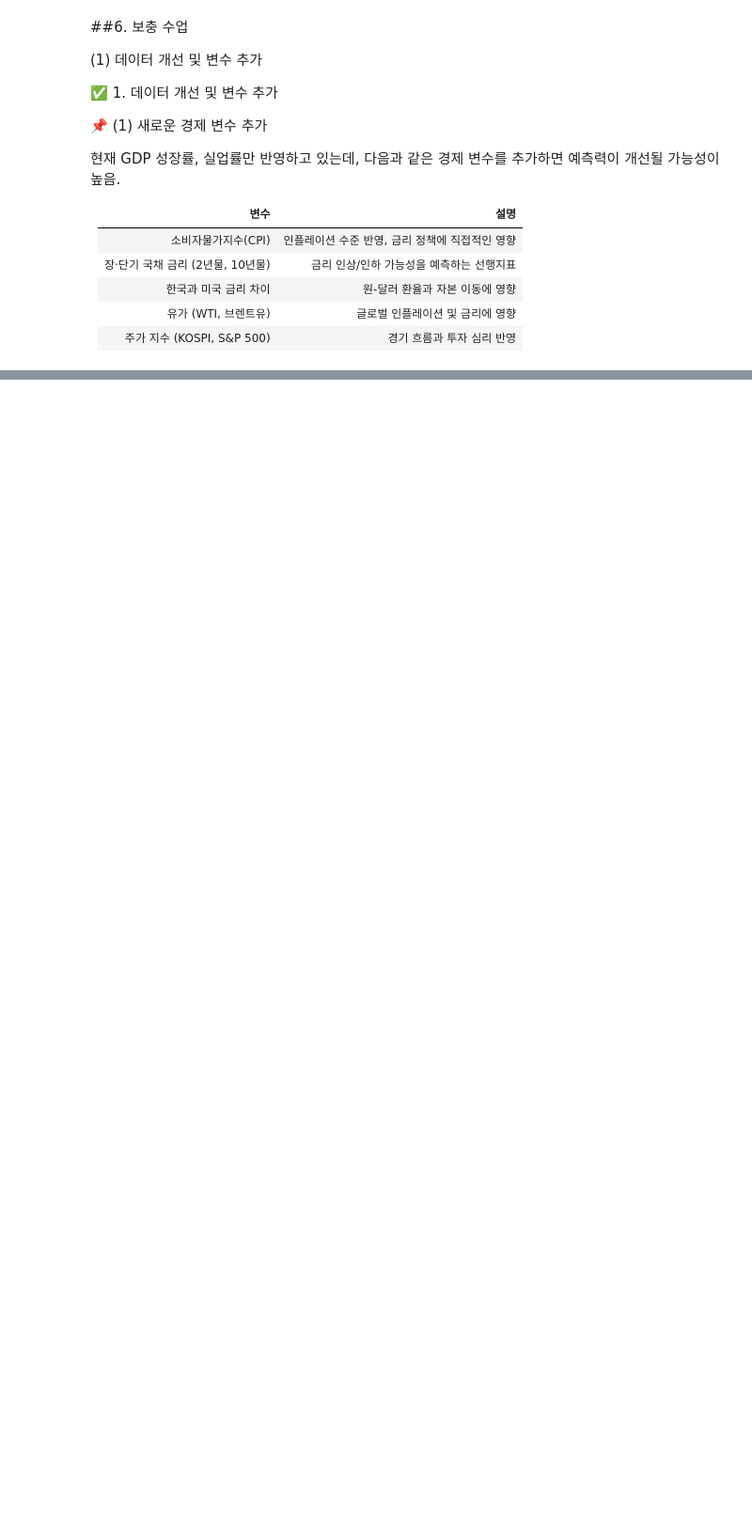
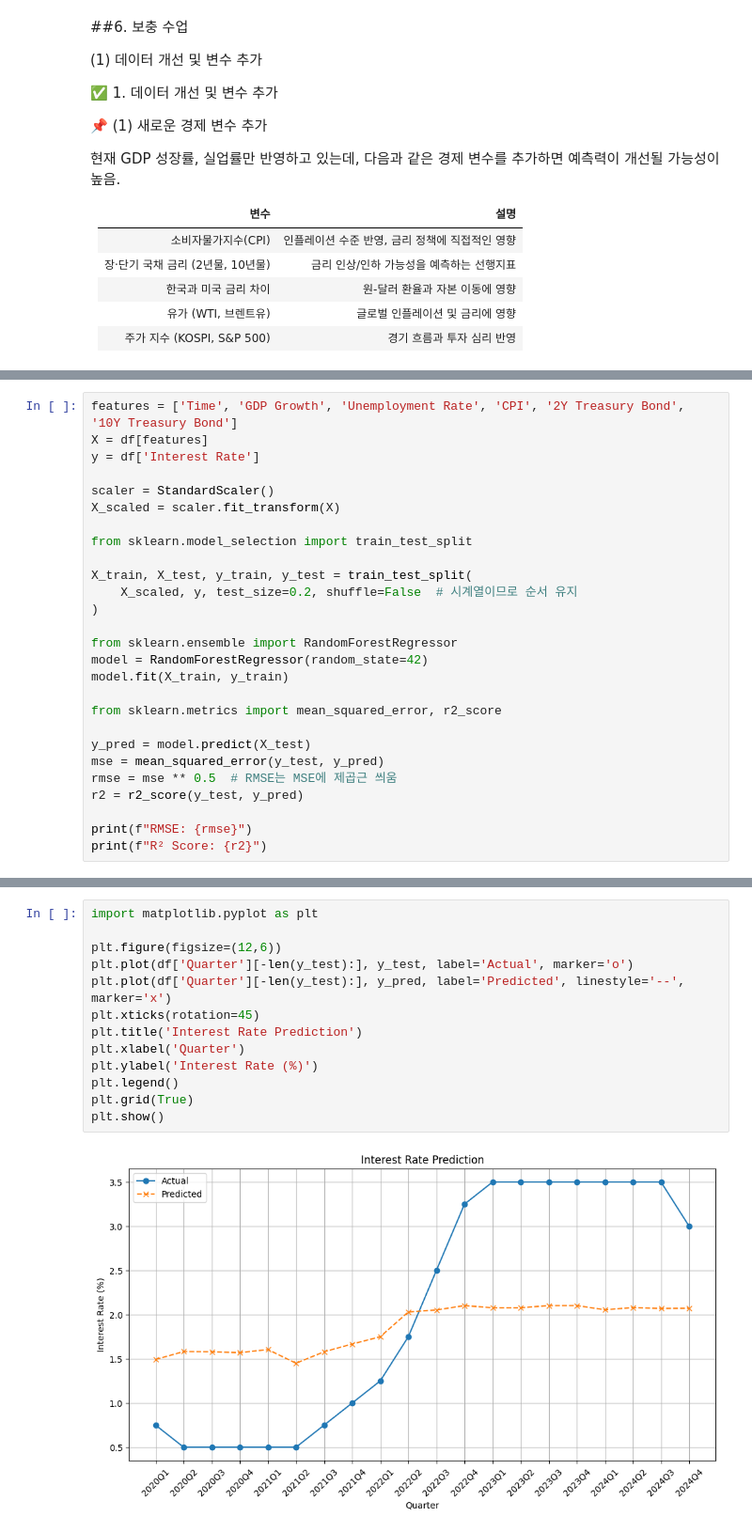
Before and after one commit to JinGunseon/MachineLearning, a Jupyter notebook: InterestRateExpectation.ipynb, the cells around one changed output, grey strips where cells are left out. Shown at 94% size. Cells and saved outputs as stored; diff of their text form; blank space fills up the shorter version.

```diff
--- a/InterestRateExpectation.ipynb
+++ b/InterestRateExpectation.ipynb
@@ -1297,0 +1301,27 @@ dtype: int64
+# %%
+features = ['Time', 'GDP Growth', 'Unemployment Rate', 'CPI', '2Y Treasury Bond', '10Y Treasury Bond']
+X = df[features]
+y = df['Interest Rate']
+
+scaler = StandardScaler()
+X_scaled = scaler.fit_transform(X)
+
+from sklearn.model_selection import train_test_split
+
+X_train, X_test, y_train, y_test = train_test_split(
+    X_scaled, y, test_size=0.2, shuffle=False  # 시계열이므로 순서 유지
+)
+
+from sklearn.ensemble import RandomForestRegressor
+model = RandomForestRegressor(random_state=42)
+model.fit(X_train, y_train)
+
+from sklearn.metrics import mean_squared_error, r2_score
+
+y_pred = model.predict(X_test)
+mse = mean_squared_error(y_test, y_pred)
+rmse = mse ** 0.5  # RMSE는 MSE에 제곱근 씌움
+r2 = r2_score(y_test, y_pred)
+
+print(f"RMSE: {rmse}")
+print(f"R² Score: {r2}")
@@ -1297,0 +1331,15 @@ dtype: int64
+# %%
+import matplotlib.pyplot as plt
+
+plt.figure(figsize=(12,6))
+plt.plot(df['Quarter'][-len(y_test):], y_test, label='Actual', marker='o')
+plt.plot(df['Quarter'][-len(y_test):], y_pred, label='Predicted', linestyle='--', marker='x')
+plt.xticks(rotation=45)
+plt.title('Interest Rate Prediction')
+plt.xlabel('Quarter')
+plt.ylabel('Interest Rate (%)')
+plt.legend()
+plt.grid(True)
+plt.show()
+# %% [output]
+[figure, added]
```
Also changed, not shown: parts of 3 cells of this notebook.
